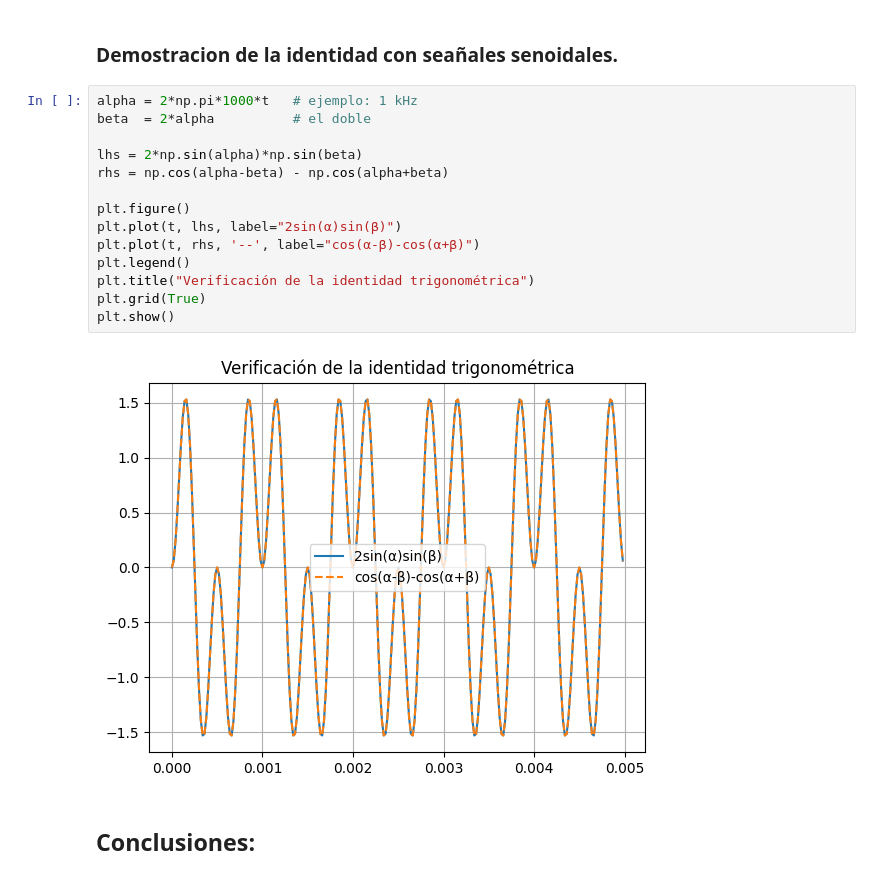
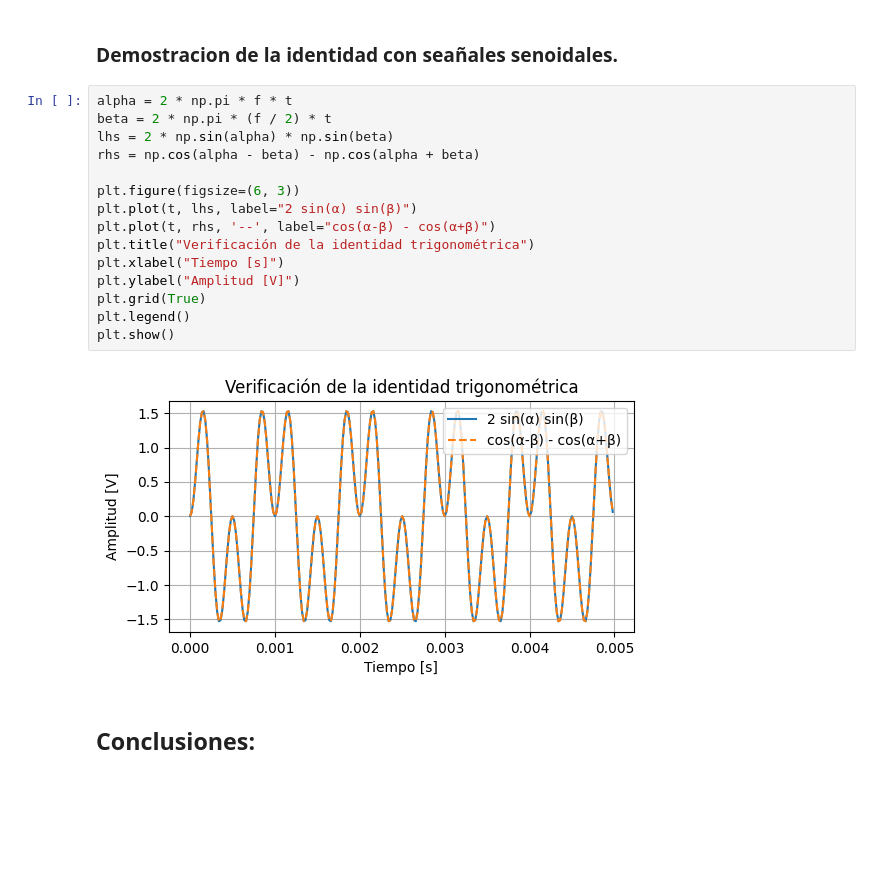
Before and after one commit to matiascarbajal111-cpu/TS1, a Jupyter notebook: TS1_MATIAS_CARBAJAL.ipynb, the cells around one changed output. Saved outputs shown, nothing was run; the diff lists cells and outputs as text; blank space fills up the shorter version.

```diff
--- a/TS1_MATIAS_CARBAJAL.ipynb
+++ b/TS1_MATIAS_CARBAJAL.ipynb
@@ -154,21 +152,22 @@ plt.show()
 # %% [markdown]
 ### Demostracion de la identidad con seañales senoidales.
 # %%
-alpha = 2*np.pi*1000*t   # ejemplo: 1 kHz
-beta  = 2*alpha          # el doble
+alpha = 2 * np.pi * f * t
+beta = 2 * np.pi * (f / 2) * t
+lhs = 2 * np.sin(alpha) * np.sin(beta)
+rhs = np.cos(alpha - beta) - np.cos(alpha + beta)
 
-lhs = 2*np.sin(alpha)*np.sin(beta)
-rhs = np.cos(alpha-beta) - np.cos(alpha+beta)
-
-plt.figure()
-plt.plot(t, lhs, label="2sin(α)sin(β)")
-plt.plot(t, rhs, '--', label="cos(α-β)-cos(α+β)")
+plt.figure(figsize=(6, 3))
+plt.plot(t, lhs, label="2 sin(α) sin(β)")
+plt.plot(t, rhs, '--', label="cos(α-β) - cos(α+β)")
+plt.title("Verificación de la identidad trigonométrica")
+plt.xlabel("Tiempo [s]")
+plt.ylabel("Amplitud [V]")
+plt.grid(True)
 plt.legend()
-plt.title("Verificación de la identidad trigonométrica")
-plt.grid(True)
 plt.show()
 # %% [output]
-[figure, old version]
+[figure, new version]
 # %% [markdown]
 ## Conclusiones:
 # %% [markdown]
```
Also changed, not shown: parts of 9 cells of this notebook, 1 other file.
